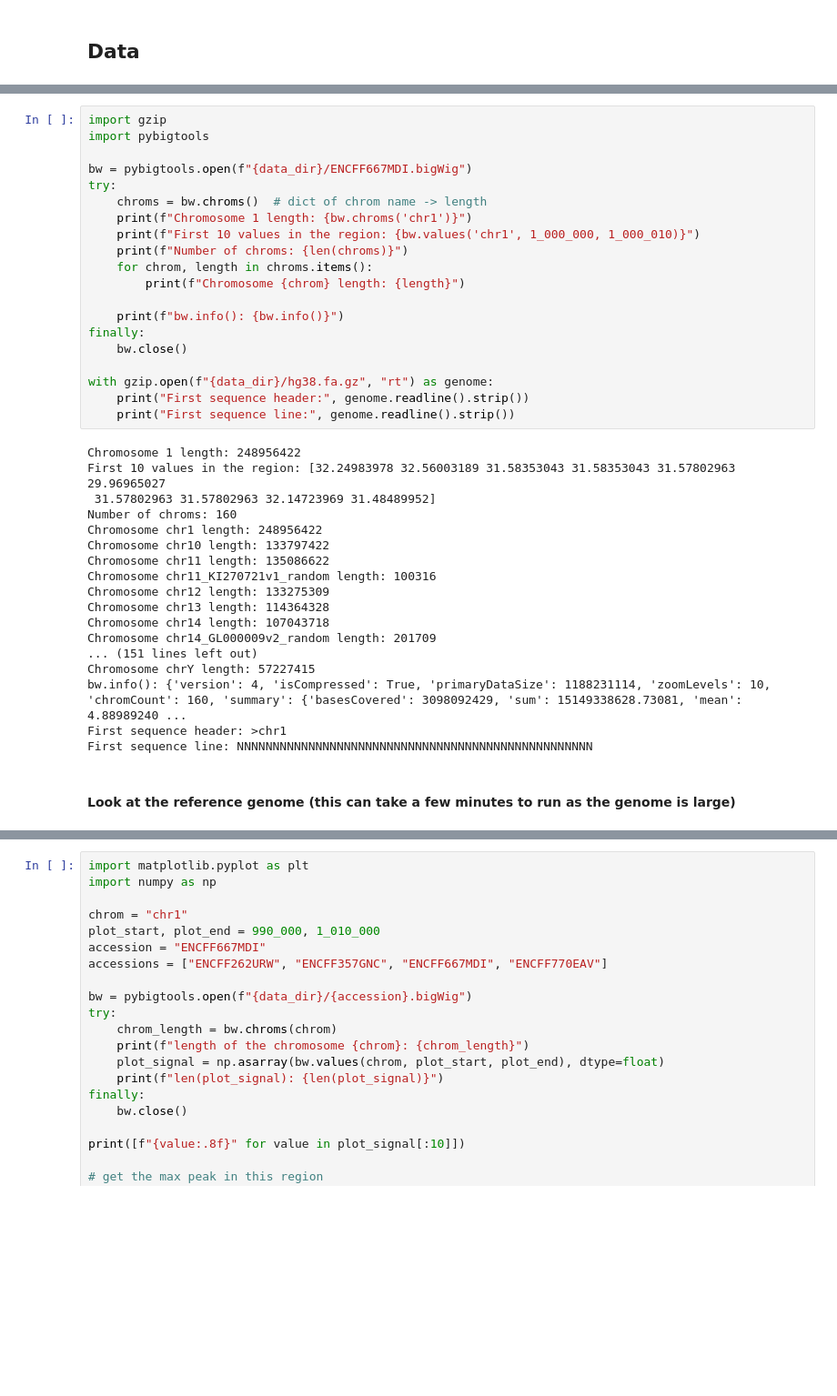
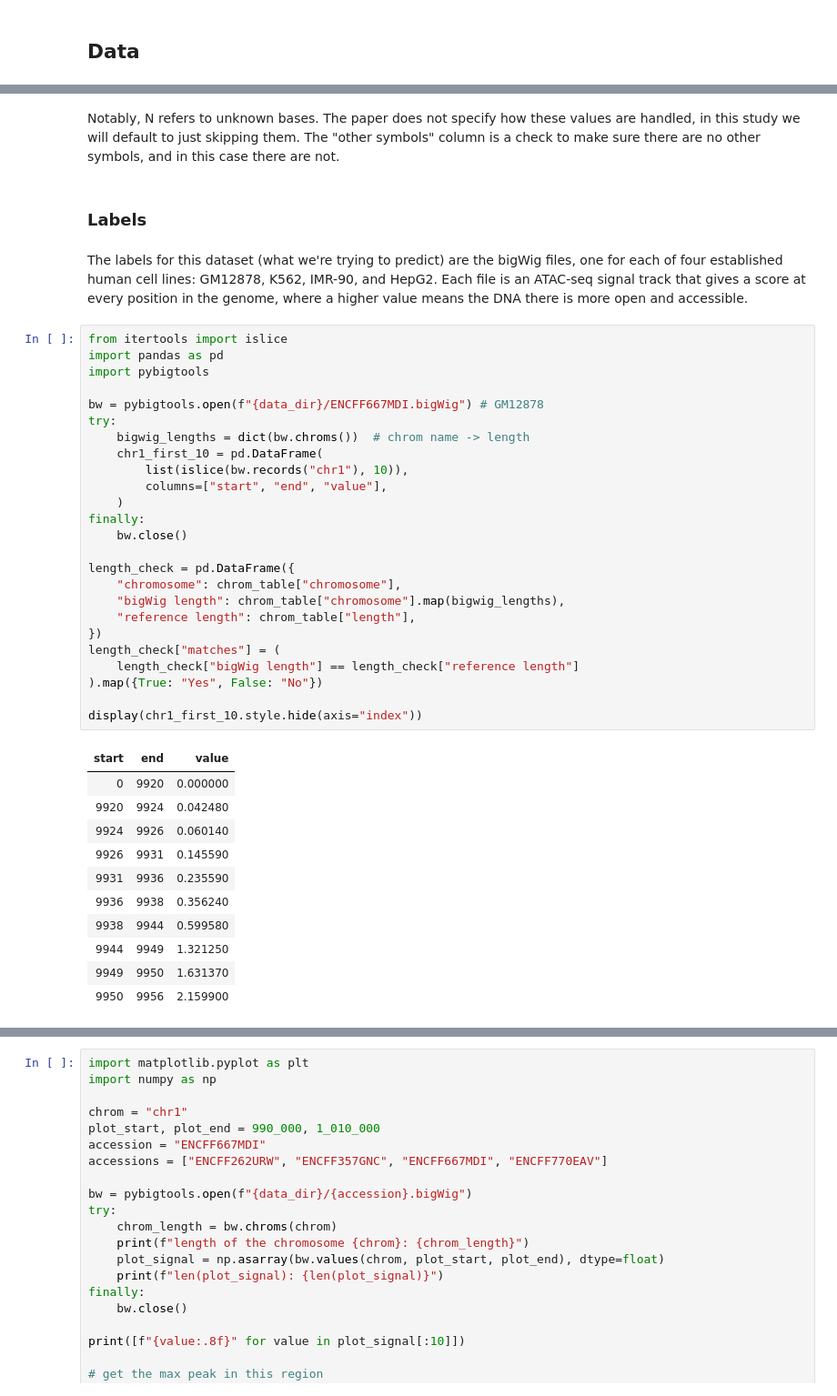
Before and after one commit to marcusrowe222/Deep-Learning-Final-Team-2, a Jupyter notebook: Deep_Learning_Final.ipynb, the cells around one changed output, grey strips where cells are left out. Shown at 91% size. Drawn from its saved outputs; the diff is of its cells as text; blank space fills up the shorter version.

```diff
--- a/Deep_Learning_Final.ipynb
+++ b/Deep_Learning_Final.ipynb
@@ -17,40 +107,43 @@ Files: ['ENCFF262URW.bigWig', 'ENCFF357GNC.bigWig', 'ENCFF667MDI.bigWig', 'ENCFF
+# %% [markdown]
+Notably, N refers to unknown bases. The paper does not specify how these values are handled, in this study we will default to just skipping them. The "other symbols" column is a check to make sure there are no other symbols, and in this case there are not.
+# %% [markdown]
+### Labels
+# %% [markdown]
+The labels for this dataset (what we're trying to predict) are the bigWig files, one for each of four established human cell lines: GM12878, K562, IMR-90, and HepG2. Each file is an ATAC-seq signal track that gives a score at every position in the genome, where a higher value means the DNA there is more open and accessible.
 # %%
-import gzip
+from itertools import islice
+import pandas as pd
 import pybigtools
 
-bw = pybigtools.open(f"{data_dir}/ENCFF667MDI.bigWig")
+bw = pybigtools.open(f"{data_dir}/ENCFF667MDI.bigWig") # GM12878
 try:
-    chroms = bw.chroms()  # dict of chrom name -> length
-    print(f"Chromosome 1 length: {bw.chroms('chr1')}")
-    print(f"First 10 values in the region: {bw.values('chr1', 1_000_000, 1_000_010)}")
-    print(f"Number of chroms: {len(chroms)}")
-    for chrom, length in chroms.items():
-        print(f"Chromosome {chrom} length: {length}")
-
-    print(f"bw.info(): {bw.info()}")
+    bigwig_lengths = dict(bw.chroms())  # chrom name -> length
+    chr1_first_10 = pd.DataFrame(
+        list(islice(bw.records("chr1"), 10)),
+        columns=["start", "end", "value"],
+    )
 finally:
     bw.close()
 
-with gzip.open(f"{data_dir}/hg38.fa.gz", "rt") as genome:
-    print("First sequence header:", genome.readline().strip())
-    print("First sequence line:", genome.readline().strip())
+length_check = pd.DataFrame({
+    "chromosome": chrom_table["chromosome"],
+    "bigWig length": chrom_table["chromosome"].map(bigwig_lengths),
+    "reference length": chrom_table["length"],
+})
+length_check["matches"] = (
+    length_check["bigWig length"] == length_check["reference length"]
+).map({True: "Yes", False: "No"})
+
+display(chr1_first_10.style.hide(axis="index"))
 # %% [output]
-Chromosome 1 length: 248956422
-First 10 values in the region: [32.24983978 32.56003189 31.58353043 31.58353043 31.57802963 29.96965027
- 31.57802963 31.57802963 32.14723969 31.48489952]
-Number of chroms: 160
-Chromosome chr1 length: 248956422
-Chromosome chr10 length: 133797422
-Chromosome chr11 length: 135086622
-Chromosome chr11_KI270721v1_random length: 100316
-Chromosome chr12 length: 133275309
-Chromosome chr13 length: 114364328
-Chromosome chr14 length: 107043718
-Chromosome chr14_GL000009v2_random length: 201709
-... (151 lines left out)
-Chromosome chrY length: 57227415
-bw.info(): {'version': 4, 'isCompressed': True, 'primaryDataSize': 1188231114, 'zoomLevels': 10, 'chromCount': 160, 'summary': {'basesCovered': 3098092429, 'sum': 15149338628.73081, 'mean': 4.88989240 ...
-First sequence header: >chr1
-First sequence line: NNNNNNNNNNNNNNNNNNNNNNNNNNNNNNNNNNNNNNNNNNNNNNNNNN
+| start | end | value |
+| 0 | 9920 | 0.000000 |
+| 9920 | 9924 | 0.042480 |
+| 9924 | 9926 | 0.060140 |
+| 9926 | 9931 | 0.145590 |
+| 9931 | 9936 | 0.235590 |
+| 9936 | 9938 | 0.356240 |
+| 9938 | 9944 | 0.599580 |
+| 9944 | 9949 | 1.321250 |
+| 9949 | 9950 | 1.631370 |
+| 9950 | 9956 | 2.159900 |
-# %% [markdown]
-#### Look at the reference genome (this can take a few minutes to run as the genome is large)
```
Also changed, not shown: parts of 17 cells of this notebook.
